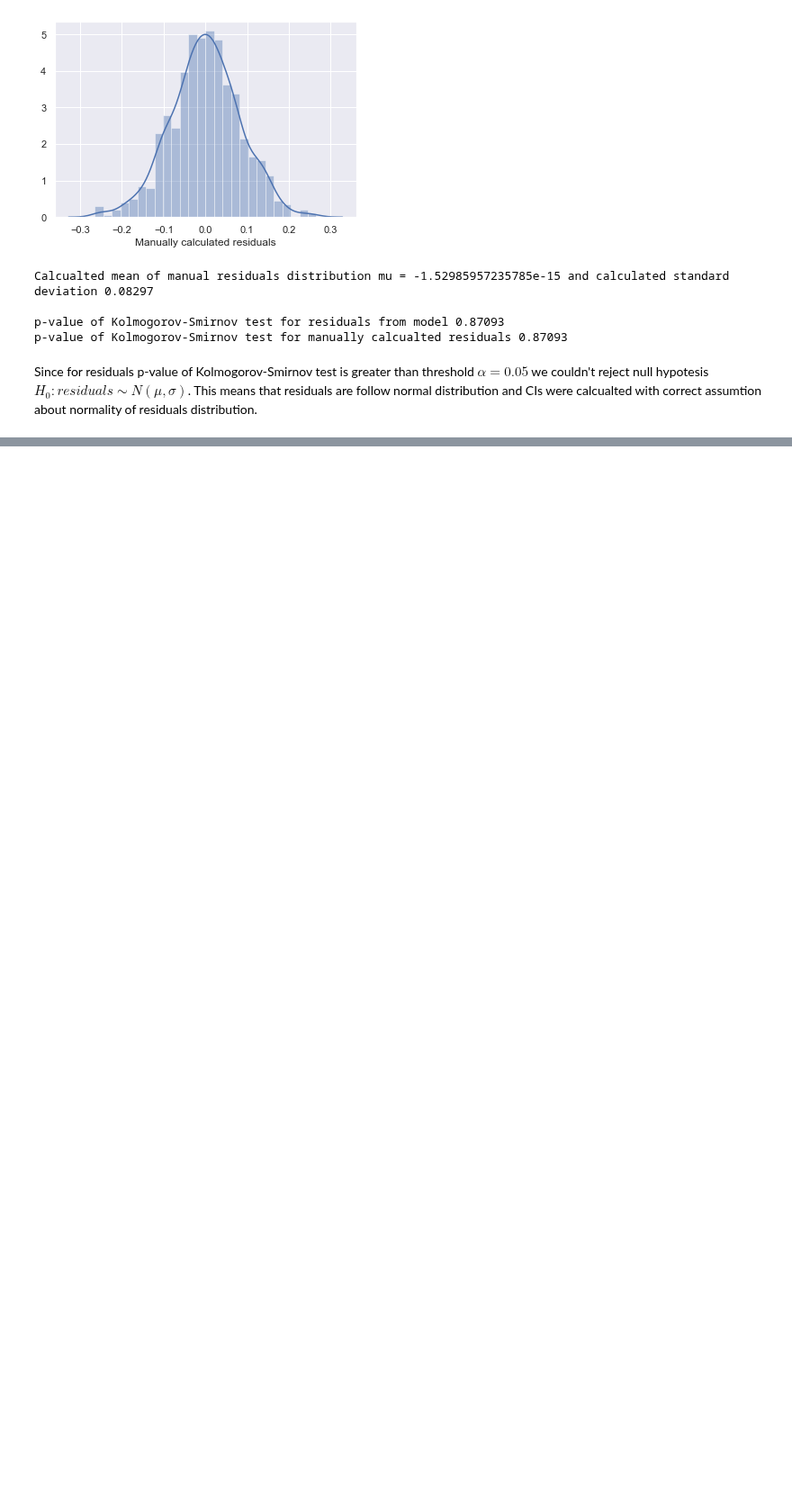
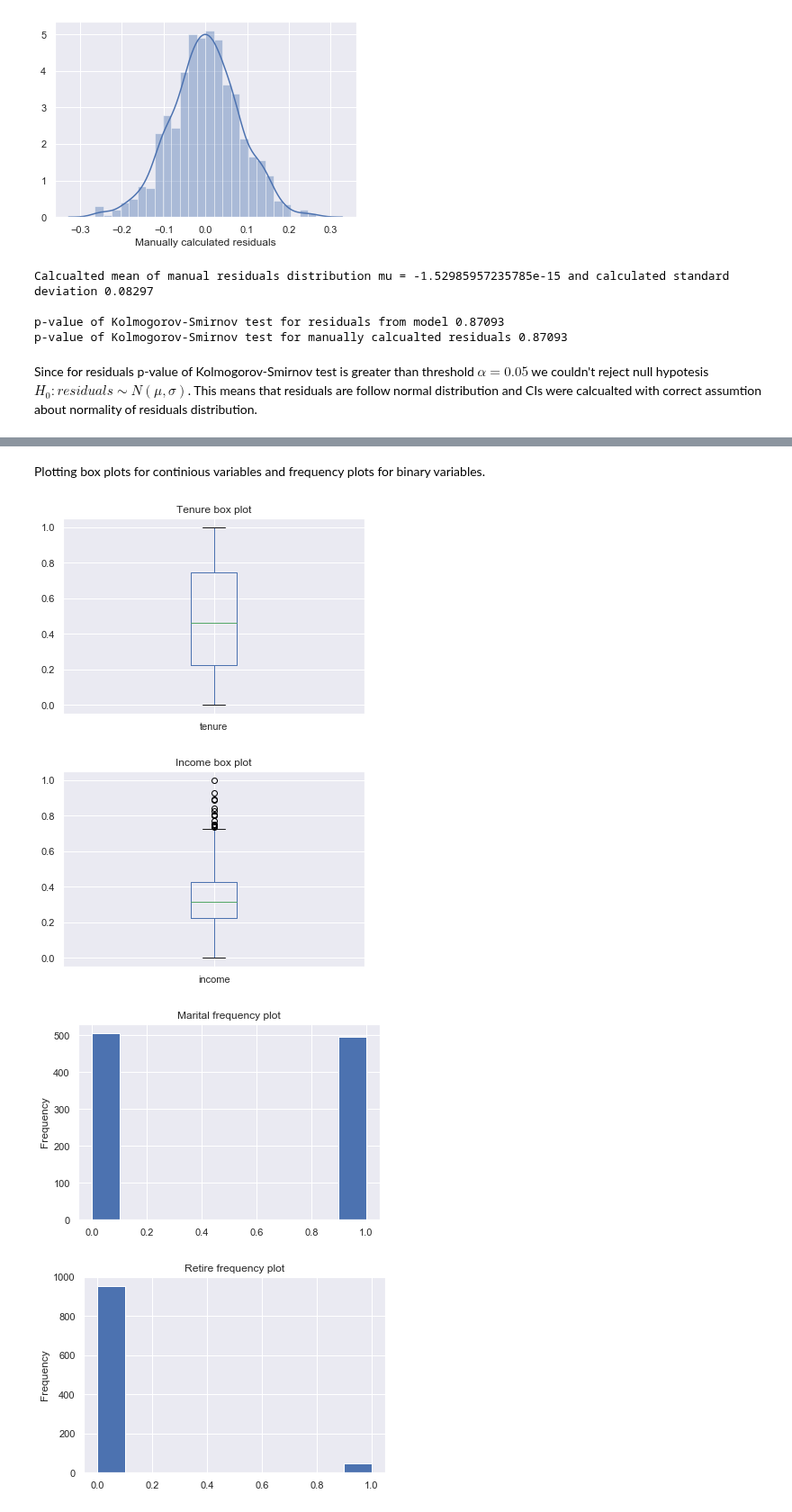
Before and after one commit to kai-wren/Statistic, a Jupyter notebook: Assignment 2.ipynb, the cells around one changed output, grey strips where cells are left out. Shown at 90% size. Saved outputs shown, nothing was run; the diff lists cells and outputs as text; code cells hidden in the pictures; blank space fills up the shorter version.

```diff
--- a/Assignment 2.ipynb
+++ b/Assignment 2.ipynb
@@ -461,0 +540,35 @@ result.bic
+# %% [markdown]
+Plotting box plots for continious variables and frequency plots for binary variables.
+# %%
+plt.title("Tenure box plot")
+best_model['tenure'].plot(kind='box')
+plt.show()
+
+plt.title("Income box plot")
+best_model['income'].plot(kind='box')
+plt.show()
+
+plt.title("Marital frequency plot")
+best_model['marital_dummy'].plot(kind='hist')
+plt.show()
+
+plt.title("Retire frequency plot")
+best_model['retire_dummy'].plot(kind='hist')
+plt.show()
+
+plt.title("College degree frequency plot")
+best_model['ed_dummy_college_degree'].plot(kind='hist')
+plt.show()
+
+plt.title("High school frequency plot")
+best_model['ed_dummy_high_school'].plot(kind='hist')
+plt.show()
+
+plt.title("Some college frequency plot")
+best_model['ed_dummy_some_college'].plot(kind='hist')
+plt.show()
+# %% [output]
+[figure, added]
+[figure, added]
+[figure, added]
+[figure, added]
```
Also changed, not shown: parts of 15 cells of this notebook.
